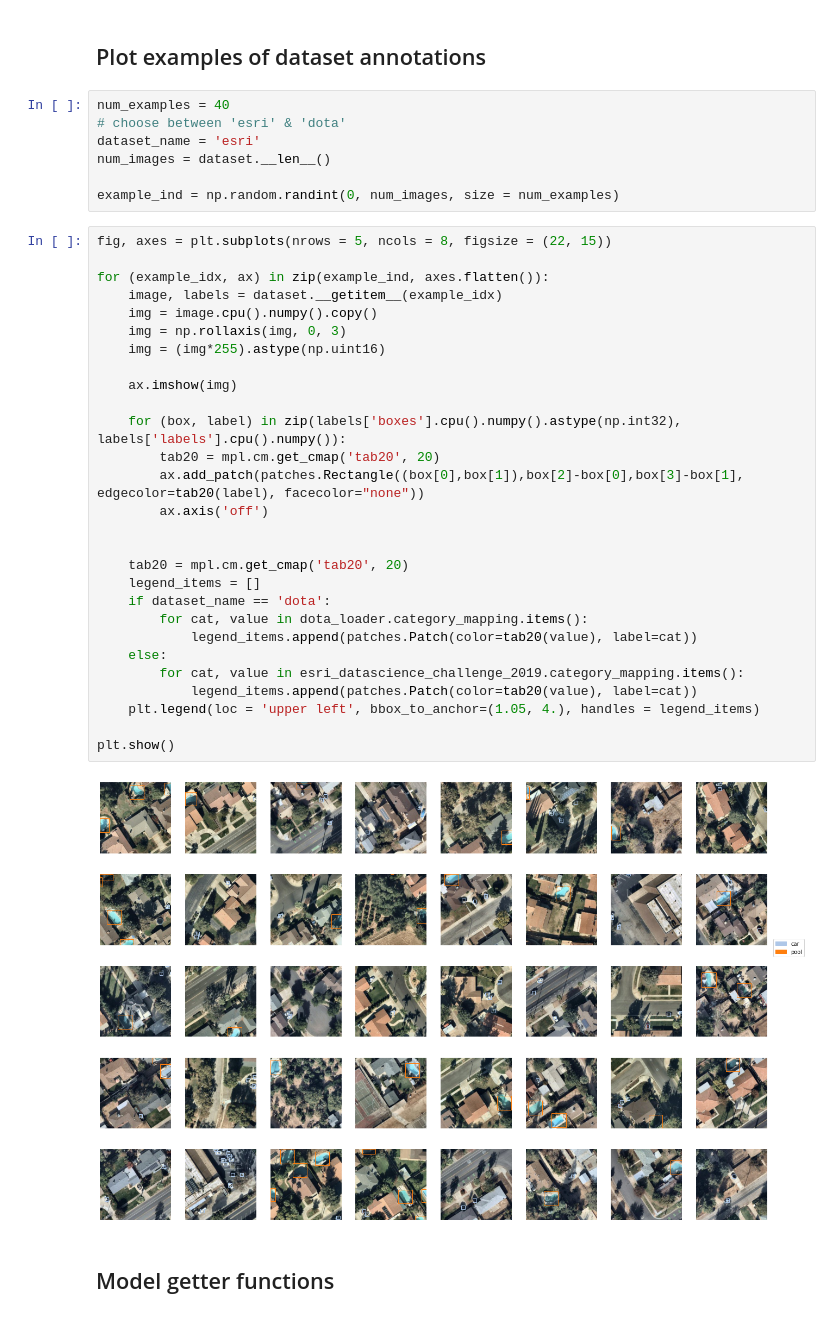
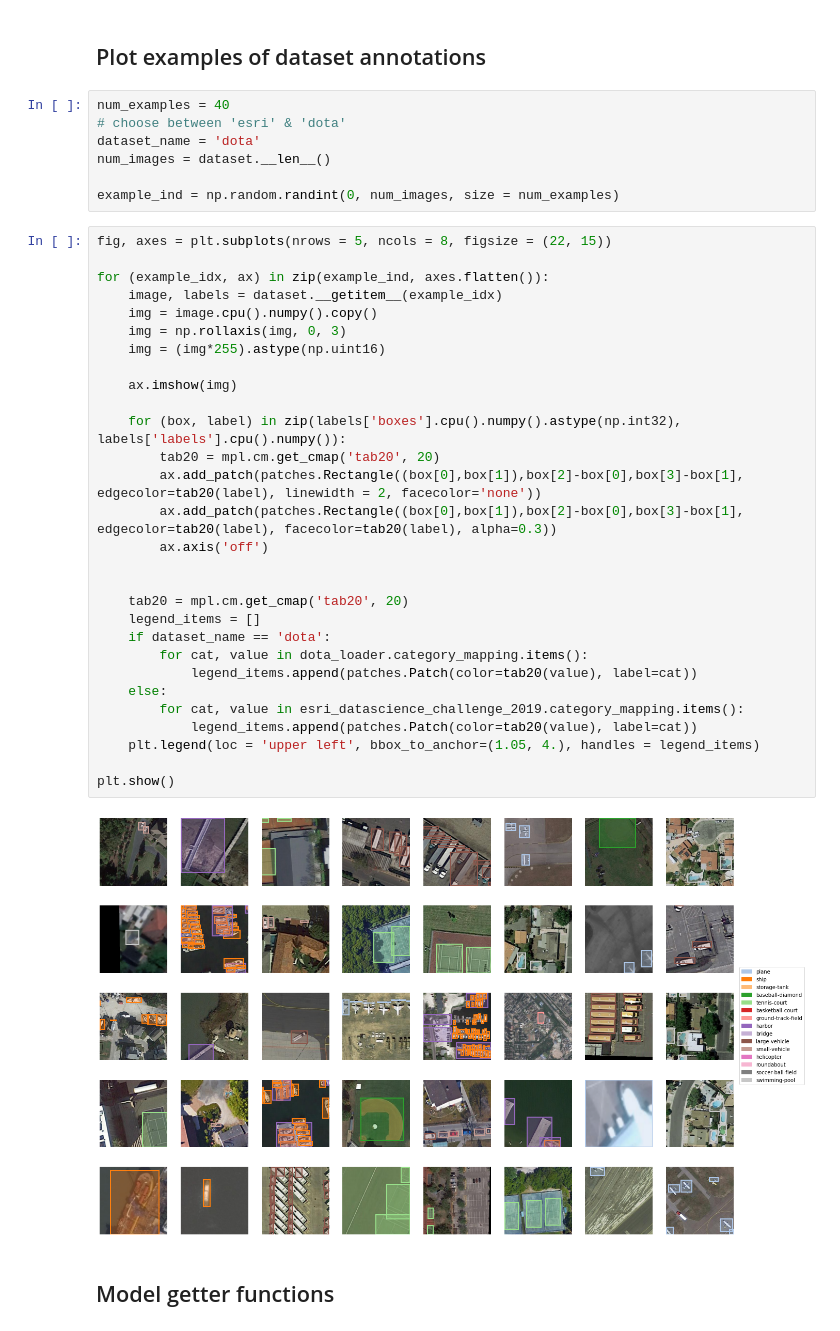
Before and after one commit to biasvariancelabs/aitlas, a Jupyter notebook: ESRI-challenge/run.ipynb, the cells around one changed output. Drawn from its saved outputs; the diff is of its cells as text.

```diff
--- a/ESRI-challenge/run.ipynb
+++ b/ESRI-challenge/run.ipynb
@@ -73,40 +73,41 @@ The subsampled number of images is: 619
 # %%
 num_examples = 40
 # choose between 'esri' & 'dota'
-dataset_name = 'esri'
+dataset_name = 'dota'
 num_images = dataset.__len__()
 
 example_ind = np.random.randint(0, num_images, size = num_examples)
 # %%
 fig, axes = plt.subplots(nrows = 5, ncols = 8, figsize = (22, 15))
 
 for (example_idx, ax) in zip(example_ind, axes.flatten()):
     image, labels = dataset.__getitem__(example_idx)
     img = image.cpu().numpy().copy()
     img = np.rollaxis(img, 0, 3)
     img = (img*255).astype(np.uint16)
 
     ax.imshow(img)
 
     for (box, label) in zip(labels['boxes'].cpu().numpy().astype(np.int32), labels['labels'].cpu().numpy()):
         tab20 = mpl.cm.get_cmap('tab20', 20)
-        ax.add_patch(patches.Rectangle((box[0],box[1]),box[2]-box[0],box[3]-box[1], edgecolor=tab20(label), facecolor="none"))
+        ax.add_patch(patches.Rectangle((box[0],box[1]),box[2]-box[0],box[3]-box[1], edgecolor=tab20(label), linewidth = 2, facecolor='none'))
+        ax.add_patch(patches.Rectangle((box[0],box[1]),box[2]-box[0],box[3]-box[1], edgecolor=tab20(label), facecolor=tab20(label), alpha=0.3))
         ax.axis('off')
 
 
     tab20 = mpl.cm.get_cmap('tab20', 20)
     legend_items = []
     if dataset_name == 'dota':
         for cat, value in dota_loader.category_mapping.items():
             legend_items.append(patches.Patch(color=tab20(value), label=cat))
     else:
         for cat, value in esri_datascience_challenge_2019.category_mapping.items():
             legend_items.append(patches.Patch(color=tab20(value), label=cat))
     plt.legend(loc = 'upper left', bbox_to_anchor=(1.05, 4.), handles = legend_items)
 
 plt.show()
 # %% [output]
-[figure, old version]
+[figure, new version]
 # %% [markdown]
 ## Model getter functions
 # %%
```
Also changed, not shown: 1 other file.
